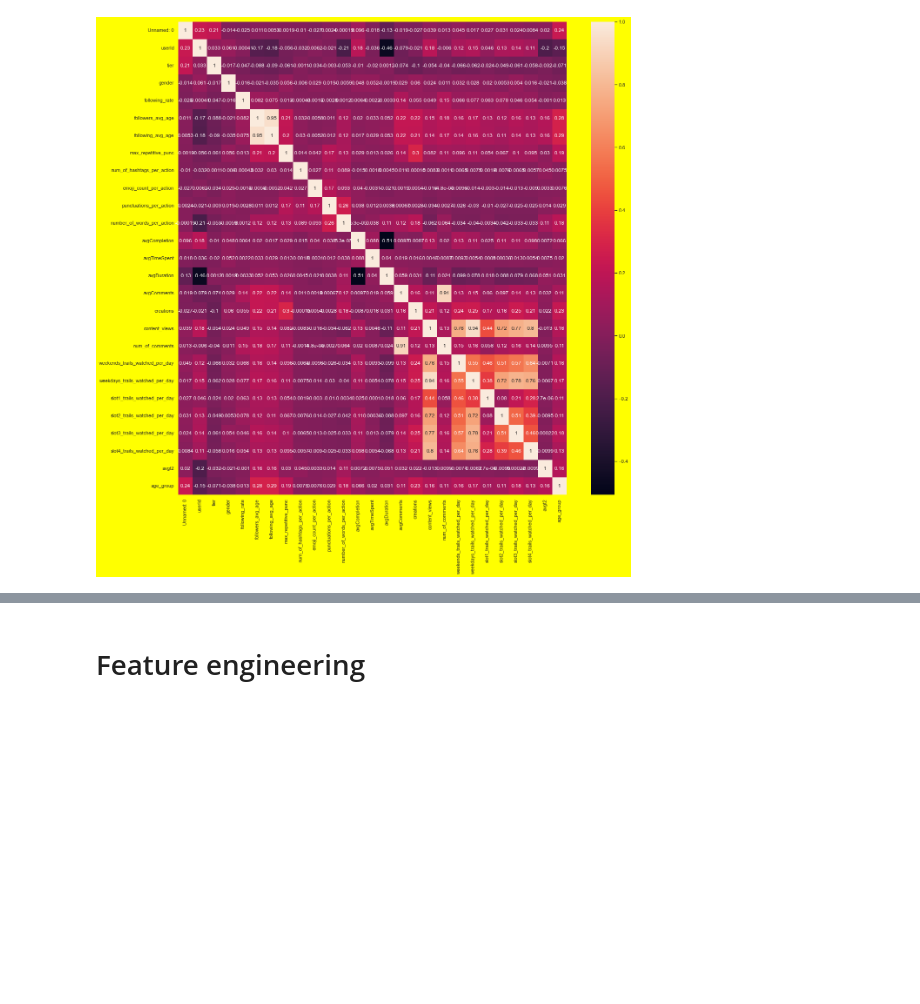
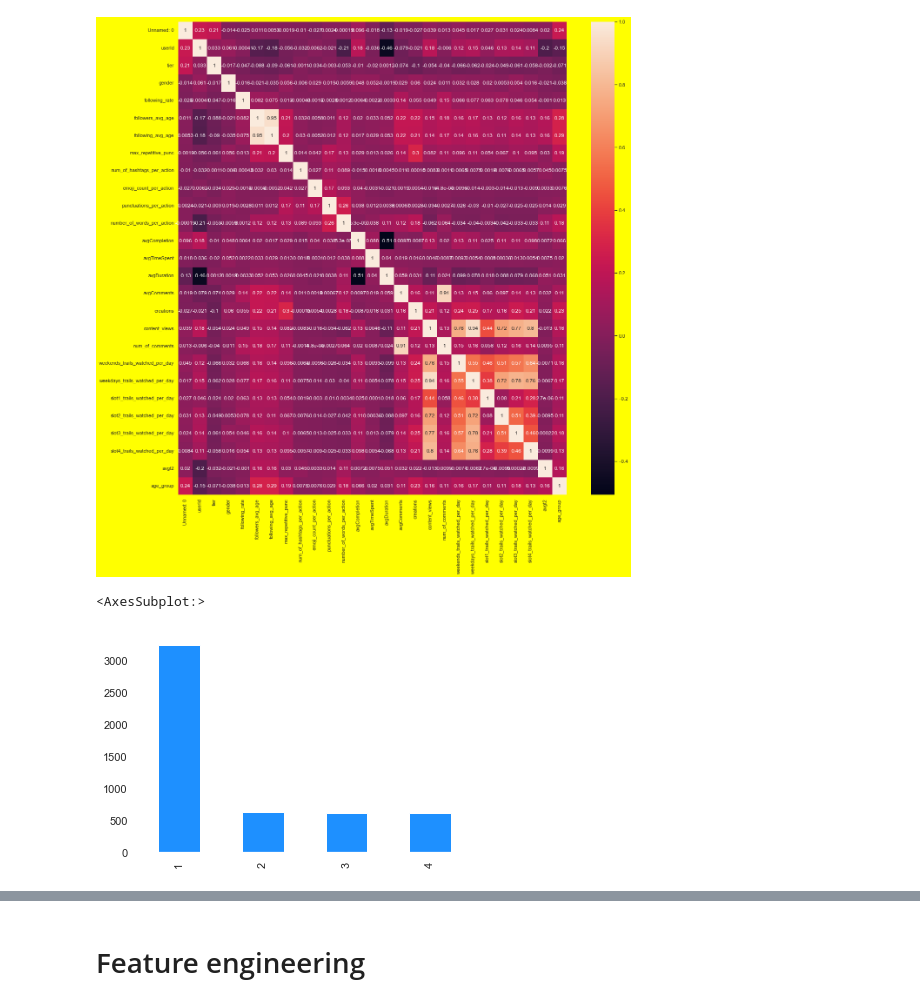
Before and after one commit to Amithajoshy/Assignments, a Jupyter notebook: final project or.ipynb, the cells around one changed output, grey strips where cells are left out. Cells and saved outputs as stored; diff of their text form; code cells hidden in the pictures; blank space fills up the shorter version.

```diff
--- a/final project or.ipynb
+++ b/final project or.ipynb
@@ -200,3 +201,10 @@ ax = sns.heatmap(data.corr(), annot=True)
 plt.show()
 # %% [output]
 [figure]
+# %%
+import matplotlib.pyplot as plt
+%matplotlib inline
+data.age_group.value_counts().plot(kind='bar', color='dodgerblue')
+# %% [output]
+<AxesSubplot:>
+[figure, added]
```
Also changed, not shown: parts of 18 cells of this notebook.
